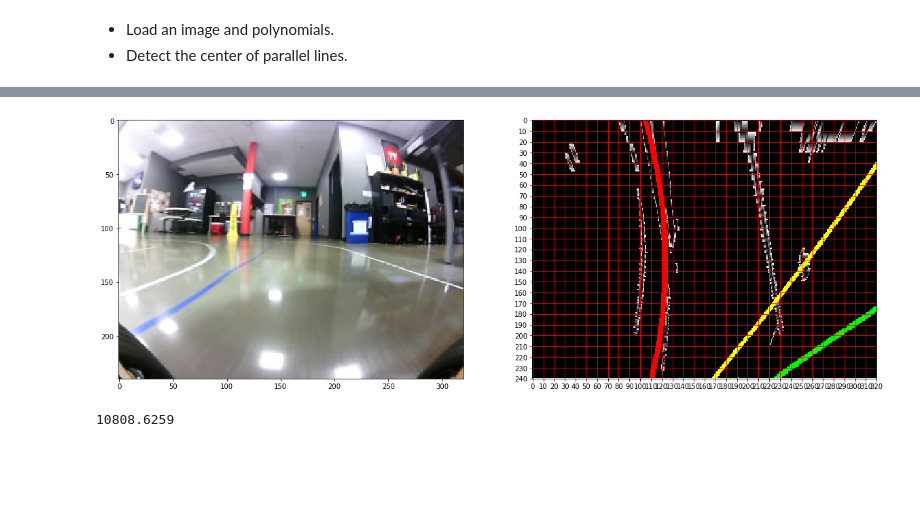
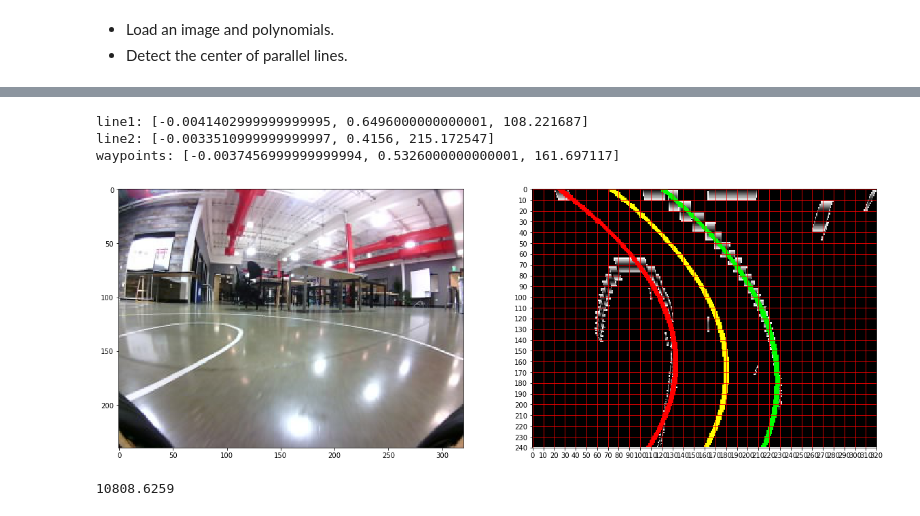
Before and after one commit to jaycode/Self-Driving-RC, a Jupyter notebook: Computer/experiments/Waypoints Experiment.ipynb, the cells around one changed output, grey strips where cells are left out. Drawn from its saved outputs; the diff is of its cells as text; code cells hidden in the pictures; blank space fills up the shorter version.

Commit message:
feat: Work on test_poly

```diff
--- a/Computer/experiments/Waypoints Experiment.ipynb
+++ b/Computer/experiments/Waypoints Experiment.ipynb
@@ -111,7 +109,7 @@ def find_poly(change=None):
     line2_coef2 = line2_coef2_i.value * 1.0e-04
     line2_coef3 = line2_coef3_i.value
 
-    img_path = '/home/jay/Self-Driving-RC-Data/recorded-2017-06-11-test/recorded/2017-06-12_05-10-44.410157.jpg'
+    img_path = '/home/jay/Self-Driving-RC-Data/recorded-2017-06-11-test/recorded/2017-06-12_05-10-57.348232.jpg'
 
     img = cv2.imread(img_path)
     img = cv2.cvtColor(img, cv2.COLOR_BGR2RGB)
@@ -120,7 +118,7 @@ def find_poly(change=None):
     ax1.imshow(img)
 
     line1 = [line1_coef1, line1_coef2, line1_coef3]
-    img = preprocess_line_finding_dist(img, M)
+    img = preprocess_line_finding(img, M)
     img = draw_poly(img, line1, 'v', color=(255, 0, 0))
 
     line2 = [line2_coef1, line2_coef2, line2_coef3]
@@ -128,57 +126,48 @@ def find_poly(change=None):
 
 #     wp = [wp_coef1, wp_coef2, wp_coef3]
     wp = [(line1_coef1+line2_coef1)/2,
           (line1_coef2+line2_coef2)/2,
           (line1_coef3+line2_coef3)/2,]
     img = draw_poly(img, wp, 'v', color=(255, 255, 0))
 
     ax2.imshow(img)
 #     ax2.grid = True
     ax2.grid(True, linestyle='-', color='r', zorder=1)
     plt.xticks(np.arange(0, img.shape[1]+1, 10))
     plt.yticks(np.arange(0, img.shape[0]+1, 10))
 
     clear_output(True)
-#     print("line1:", line1)
-#     print("line2:", line2)
-#     print("waypoints:", wp)
+    print("line1:", line1)
+    print("line2:", line2)
+    print("waypoints:", wp)
 
 
-line1_coef1_i = IntSlider(description='line1 coef1', min=-100000, max=100000, step=1, value=-10809)
-line1_coef2_i = IntSlider(description='line1 coef2', min=-100000, max=100000, step=1, value=2355)
-line1_coef3_i = FloatSlider(description='line1 coef3', min=0, max=329, step=1, value=1.11098465e+02)
+line1_coef1_i = IntSlider(description='line1 coef1', min=-100000, max=100000, step=1, value=-41403)
+line1_coef2_i = IntSlider(description='line1 coef2', min=-100000, max=100000, step=1, value=6496)
+line1_coef3_i = FloatSlider(description='line1 coef3', min=0, max=329, step=1, value=1.08221687e+02)
 
-line2_coef1_i = IntSlider(description='line2 coef1', min=-500000, max=500000, step=1, value=-169404)
-line2_coef2_i = IntSlider(description='line2 coef2', min=-100000, max=100000, step=1, value=16765)
-line2_coef3_i = FloatSlider(description='line2 coef3', min=0, max=329, step=1, value=5.18607136e+01)
+line2_coef1_i = IntSlider(description='line2 coef1', min=-500000, max=500000, step=1, value=-33511)
+line2_coef2_i = IntSlider(description='line2 coef2', min=-100000, max=100000, step=1, value=4156)
+line2_coef3_i = FloatSlider(description='line2 coef3', min=0, max=329, step=1, value=2.15172547e+02)
 
 line1_coef1_i.observe(find_poly, 'value')
 line1_coef2_i.observe(find_poly, 'value')
 line1_coef3_i.observe(find_poly, 'value')
 line2_coef1_i.observe(find_poly, 'value')
 line2_coef2_i.observe(find_poly, 'value')
 line2_coef3_i.observe(find_poly, 'value')
 
-
-# -1.97936102e-03   3.02882505e-01   9.59075945e+01
-# -1.97936102e-03   3.02882505e-01   9.59075945e+01
-# -1.97936102e-03   3.02882505e-01   9.59075945e+01
-# -1.97936102e-03   6.47210786e-01   5.45882008e+01
-
-# -1.40038985e-04  -1.57436939e-01   7.73684967e+01
-# 8.04784042e-04  -9.54703892e-01   2.29195678e+02
-
-# -1.08086259e-03   2.35503947e-01   1.11098465e+02
-# -1.69404818e-02   9.16531118e+00  -1.14633352e+03
-
-# -1.69404818e-02   1.67659720e+00   5.18607136e+01
-
+# -4.14034932e-03   6.49669555e-01   1.08221687e+02
+# -3.35116684e-03   4.15641836e-01   2.15172547e+02
 
 display(line1_coef1_i, line1_coef2_i, line1_coef3_i,
         line2_coef1_i, line2_coef2_i, line2_coef3_i)
 find_poly()
 # %% [output]
+line1: [-0.0041402999999999995, 0.6496000000000001, 108.221687]
+line2: [-0.0033510999999999997, 0.4156, 215.172547]
+waypoints: [-0.0037456999999999994, 0.5326000000000001, 161.697117]
-[figure, old version]
+[figure, new version]
 # %%
 1.08086259e-03*1.0e+07
 # %% [output]
```
Also changed, not shown: parts of 1 cell of this notebook, 2 other files.
